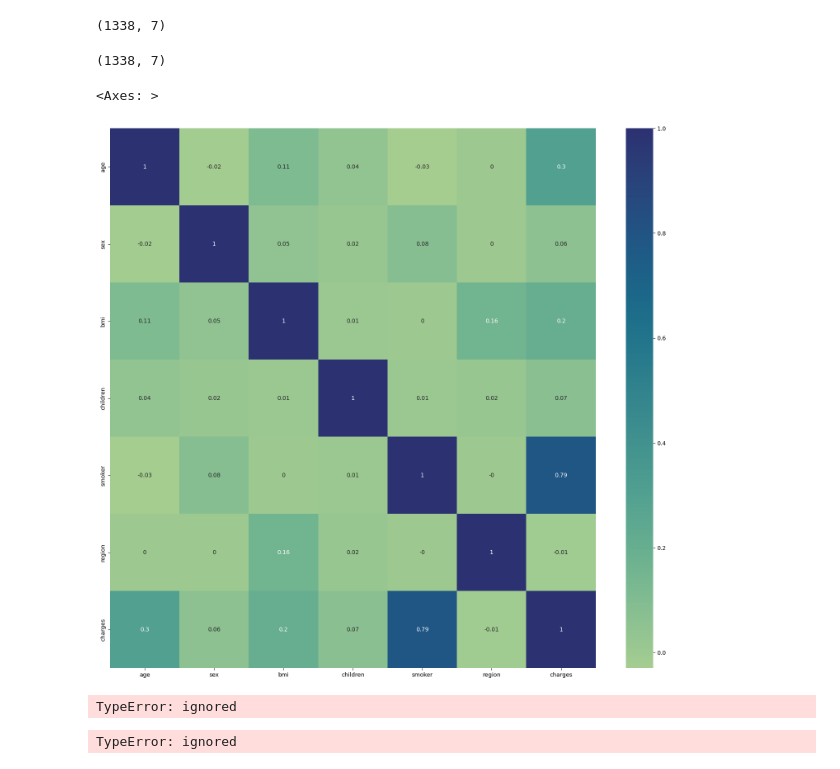
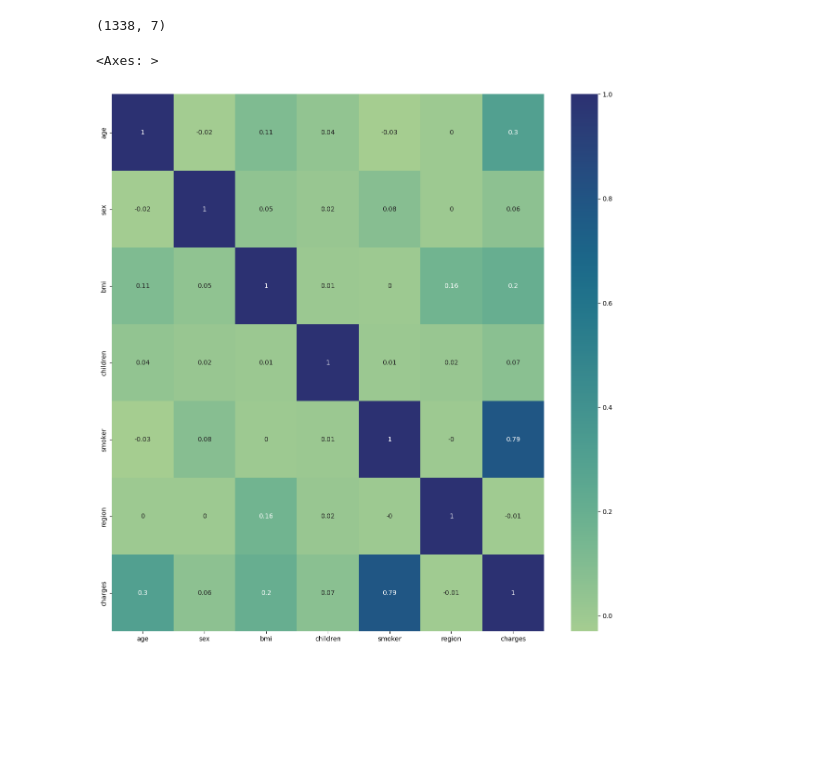
Before and after one commit to INCREDIBLE-AURNOB/Predict-personal-medical-cost, a Jupyter notebook: Personal_medical_cost.ipynb, the cells around one changed output. Saved outputs shown, nothing was run; the diff lists cells and outputs as text; code cells hidden in the pictures; blank space fills up the shorter version.

```diff
--- a/Personal_medical_cost.ipynb
+++ b/Personal_medical_cost.ipynb
@@ -53,43 +54,10 @@ df.smoker=le.transform(df.smoker)
 #region
 le.fit(df.region.drop_duplicates())
 df.region=le.transform(df.region)
-# %%
-df.shape
-# %% [output]
-(1338, 7)
 # %%
 corr=df.corr().round(2)
-plt.figure(figsize=(19,17))
+plt.figure(figsize=(15,15))
 sns.heatmap(corr,annot=True,cmap='crest')
 # %% [output]
 <Axes: >
-[figure, old version]
+[figure, new version]
-# %%
-from bokeh.io import output_notebook, show
-from bokeh.plotting import figure
-from bokeh.layouts import gridplot
-output_notebook()
-import scipy.special
-from bokeh.layouts import gridplot
-from bokeh.plotting import figure, show, output_file
-p = figure(title="Distribution of charges",tools="save",
-            background_fill_color="#E8DDCB")
-hist, edges = np.histogram(df.charges)
-p.quad(top=hist, bottom=0, left=edges[:-1], right=edges[1:],
-        fill_color="#036564", line_color="#033649")
-p.xaxis.axis_label = 'x'
-p.yaxis.axis_label = 'Pr(x)'
-show(gridplot(p,ncols = 2, plot_width=400, plot_height=400, toolbar_location=None))
-# %% [output]
-TypeError: ignored
-# %%
-p=figure(title="Distribution of charges",tools="save",
-         background_fill_color="#E8DDCB")
-hist,edges=np.histogram(df.charges)
-p.quad(top=hist,bottom=0,left=edges[:-1],right=edges[1:],
-       fill_color="#036564",line_color="#033649")
-p.xaxis.axis_label='x'
-p.yaxis.axis_label='Pr(x)'
-show(gridplot(p,ncols=2,plot_width=400,plot_height=400,toolbar_location=None))
-# %% [output]
-TypeError: ignored
```
Also changed, not shown: parts of 8 cells of this notebook.
